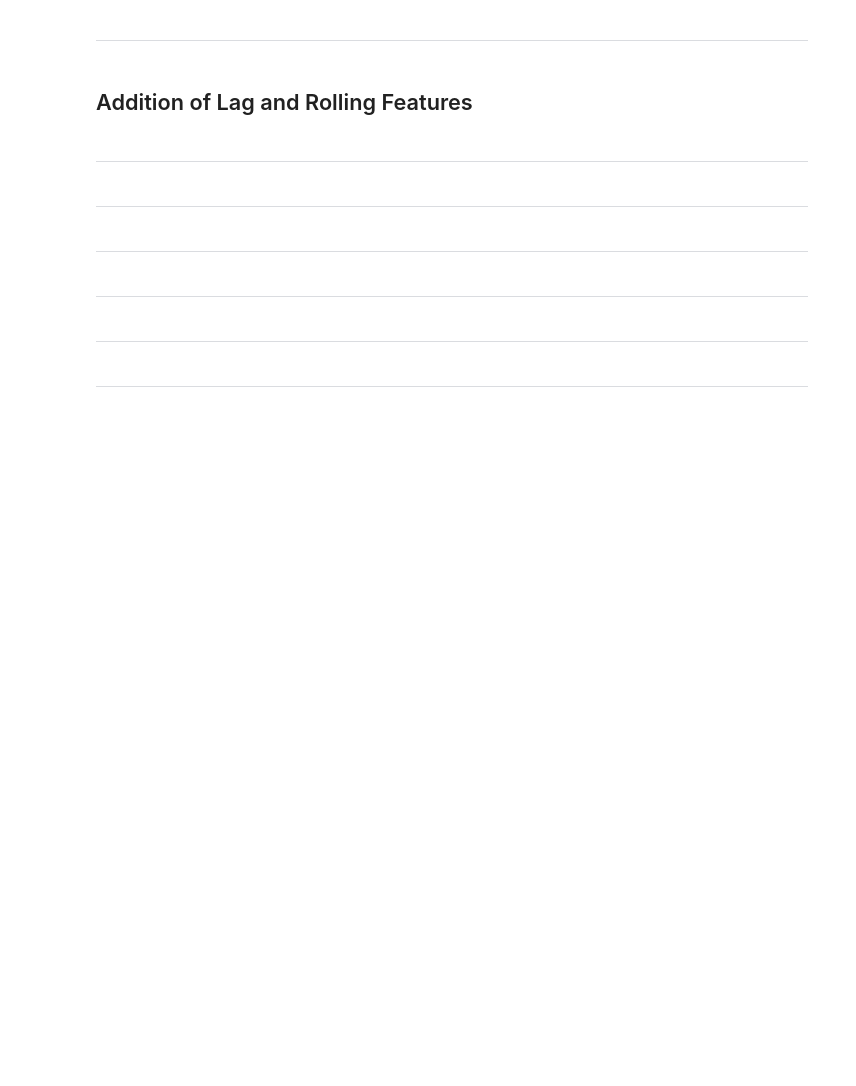
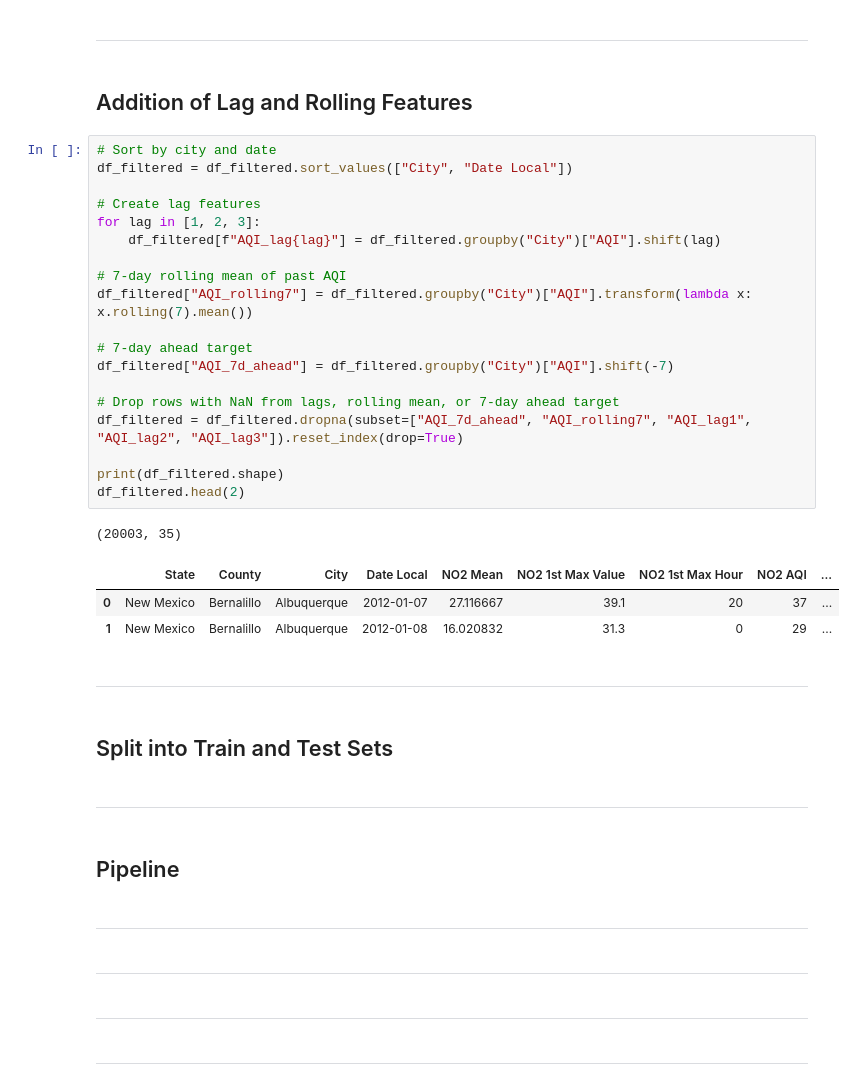
Before and after one commit to Sonya-J00/US_Air_Pollution_Team_2, a Jupyter notebook: jupyter_notebooks/ML.ipynb, the cells around one changed output. Saved outputs shown, nothing was run; the diff lists cells and outputs as text; blank space fills up the shorter version.

Commit message:
ML - lag and rolling avg features added

```diff
--- a/jupyter_notebooks/ML.ipynb
+++ b/jupyter_notebooks/ML.ipynb
@@ -179,10 +208,38 @@ df_filtered.head(2)
 ---
 # %% [markdown]
 ## Addition of Lag and Rolling Features
+# %%
+# Sort by city and date
+df_filtered = df_filtered.sort_values(["City", "Date Local"])
+
+# Create lag features
+for lag in [1, 2, 3]:
+    df_filtered[f"AQI_lag{lag}"] = df_filtered.groupby("City")["AQI"].shift(lag)
+
+# 7-day rolling mean of past AQI
+df_filtered["AQI_rolling7"] = df_filtered.groupby("City")["AQI"].transform(lambda x: x.rolling(7).mean())
+
+# 7-day ahead target
+df_filtered["AQI_7d_ahead"] = df_filtered.groupby("City")["AQI"].shift(-7)
+
+# Drop rows with NaN from lags, rolling mean, or 7-day ahead target
+df_filtered = df_filtered.dropna(subset=["AQI_7d_ahead", "AQI_rolling7", "AQI_lag1", "AQI_lag2", "AQI_lag3"]).reset_index(drop=True)
+
+print(df_filtered.shape)
+df_filtered.head(2)
+# %% [output]
+(20003, 35)
+|  | State | County | City | Date Local | NO2 Mean | NO2 1st Max Value | NO2 1st Max Hour | NO2 AQI | ... |
+| 0 | New Mexico | Bernalillo | Albuquerque | 2012-01-07 | 27.116667 | 39.1 | 20 | 37 | ... |
+| 1 | New Mexico | Bernalillo | Albuquerque | 2012-01-08 | 16.020832 | 31.3 | 0 | 29 | ... |
 # %% [markdown]
 ---
+# %% [markdown]
+## Split into Train and Test Sets
 # %% [markdown]
 ---
+# %% [markdown]
+## Pipeline
 # %% [markdown]
 ---
 # %% [markdown]
```
Also changed, not shown: parts of 1 cell of this notebook.
